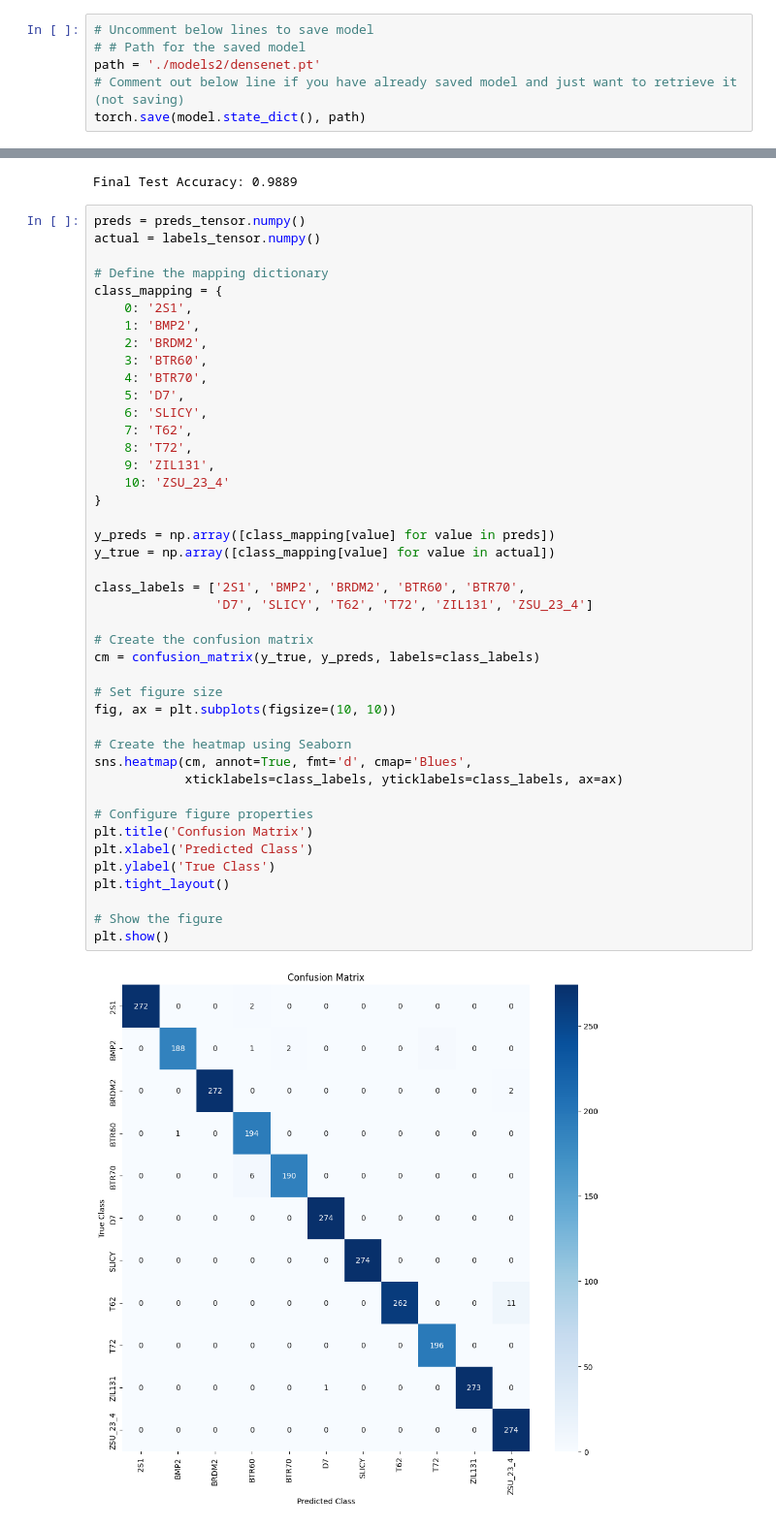
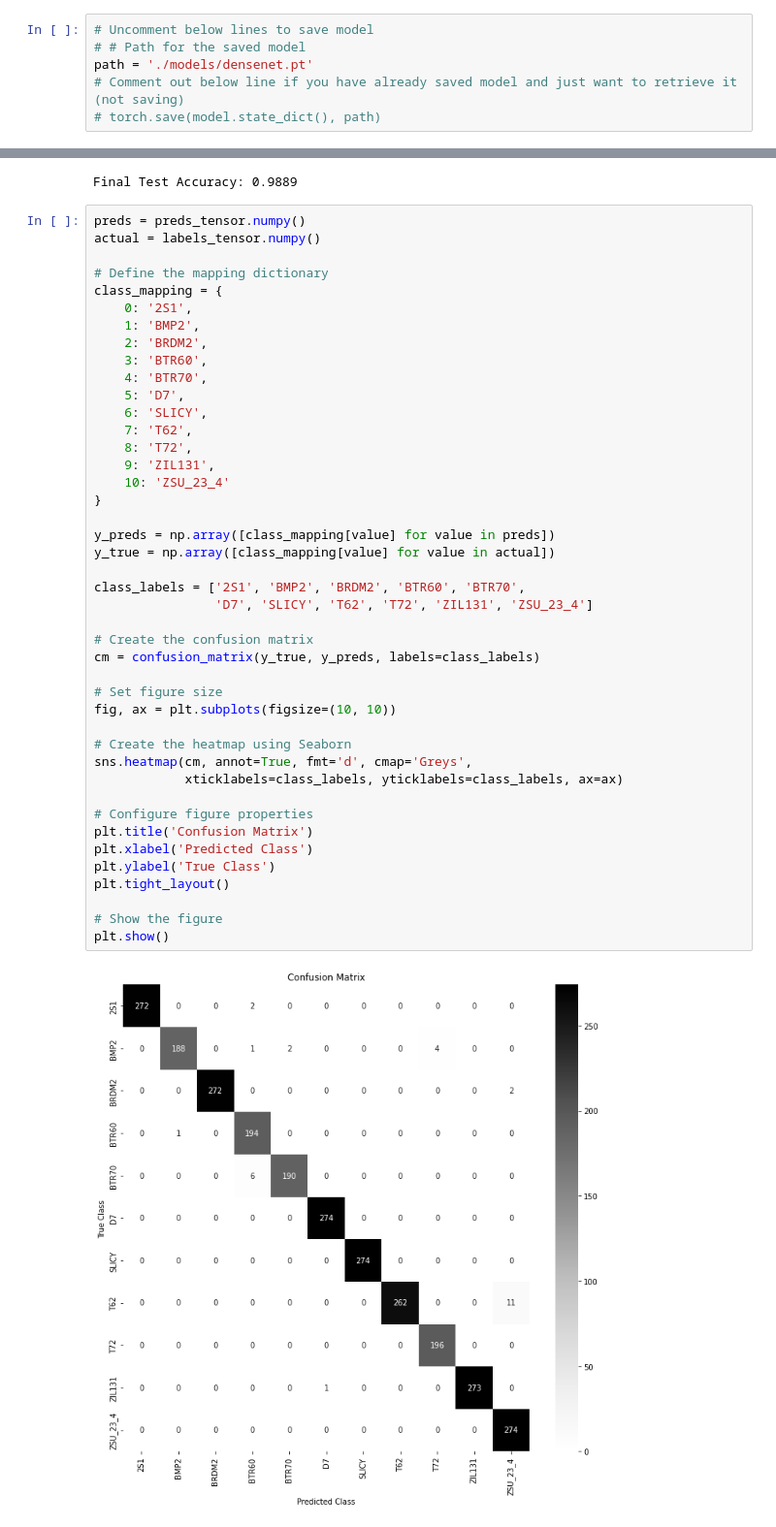
Before and after one commit to AlvinManojAlex/MStar-SAR, a Jupyter notebook: densenet.ipynb, the cells around one changed output, grey strips where cells are left out. Shown at 97% size. Drawn from its saved outputs; the diff is of its cells as text.

```diff
--- a/densenet.ipynb
+++ b/densenet.ipynb
@@ -113,9 +113,9 @@ Epoch [20/20] Train Loss: 0.0076 Train Accuracy: 0.9987 Test Accuracy: 0.9889
 # %%
 # Uncomment below lines to save model
 # # Path for the saved model
-path = './models2/densenet.pt'
+path = './models/densenet.pt'
 # Comment out below line if you have already saved model and just want to retrieve it (not saving)
-torch.save(model.state_dict(), path)
+# torch.save(model.state_dict(), path)
 # %%
 # Calculate the final accuracy on the entire test dataset
 model.load_state_dict(torch.load(path))
@@ -157,32 +157,32 @@ class_mapping = {
     7: 'T62',
     8: 'T72',
     9: 'ZIL131',
     10: 'ZSU_23_4'
 }
 
 y_preds = np.array([class_mapping[value] for value in preds])
 y_true = np.array([class_mapping[value] for value in actual])
 
 class_labels = ['2S1', 'BMP2', 'BRDM2', 'BTR60', 'BTR70',
                 'D7', 'SLICY', 'T62', 'T72', 'ZIL131', 'ZSU_23_4']
 
 # Create the confusion matrix
 cm = confusion_matrix(y_true, y_preds, labels=class_labels)
 
 # Set figure size
 fig, ax = plt.subplots(figsize=(10, 10))
 
 # Create the heatmap using Seaborn
-sns.heatmap(cm, annot=True, fmt='d', cmap='Blues',
+sns.heatmap(cm, annot=True, fmt='d', cmap='Greys',
             xticklabels=class_labels, yticklabels=class_labels, ax=ax)
 
 # Configure figure properties
 plt.title('Confusion Matrix')
 plt.xlabel('Predicted Class')
 plt.ylabel('True Class')
 plt.tight_layout()
 
 # Show the figure
 plt.show()
 # %% [output]
-[figure, old version]
+[figure, new version]
```
Also changed, not shown: parts of 5 cells of this notebook, 7 other files.
